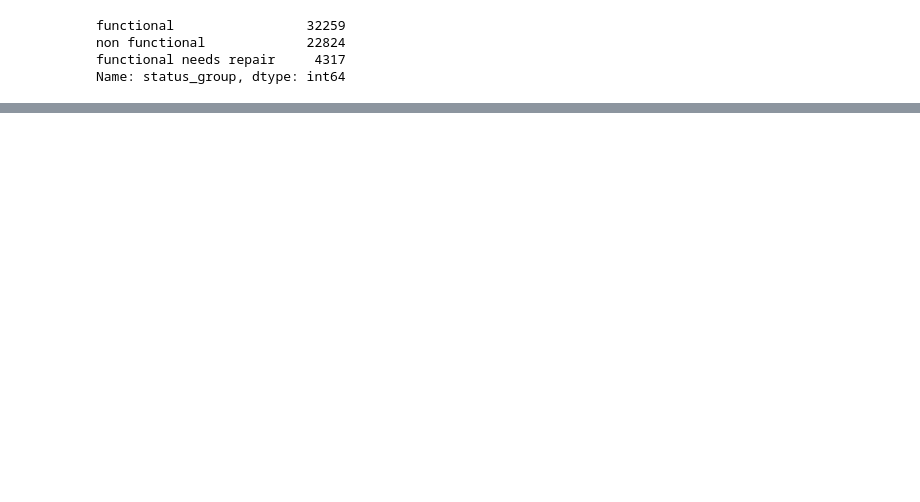
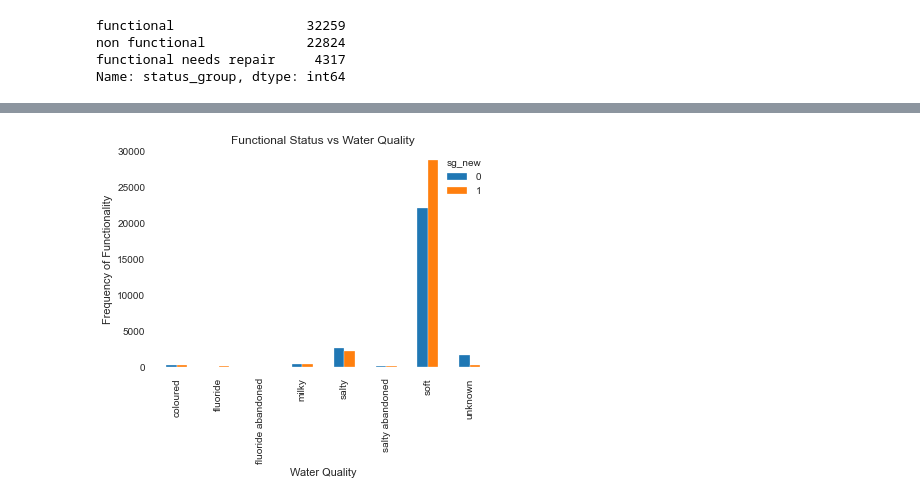
Before and after one commit to julietday422/Tanzanian_Well_Status_Prediction, a Jupyter notebook: New EDA.ipynb, the cells around one changed output, grey strips where cells are left out. Drawn from its saved outputs; the diff is of its cells as text; code cells hidden in the pictures; blank space fills up the shorter version.

```diff
--- a/New EDA.ipynb
+++ b/New EDA.ipynb
@@ -194,0 +206,9 @@ df_new["sg_new"] = sg_new
+# %%
+#Status vs water quality
+%matplotlib inline
+pd.crosstab(df_new.water_quality,df_new.sg_new).plot(kind='bar')
+plt.title('Functional Status vs Water Quality')
+plt.xlabel('Water Quality')
+plt.ylabel('Frequency of Functionality');
+# %% [output]
+[figure, added]
```
Also changed, not shown: parts of 19 cells of this notebook.
